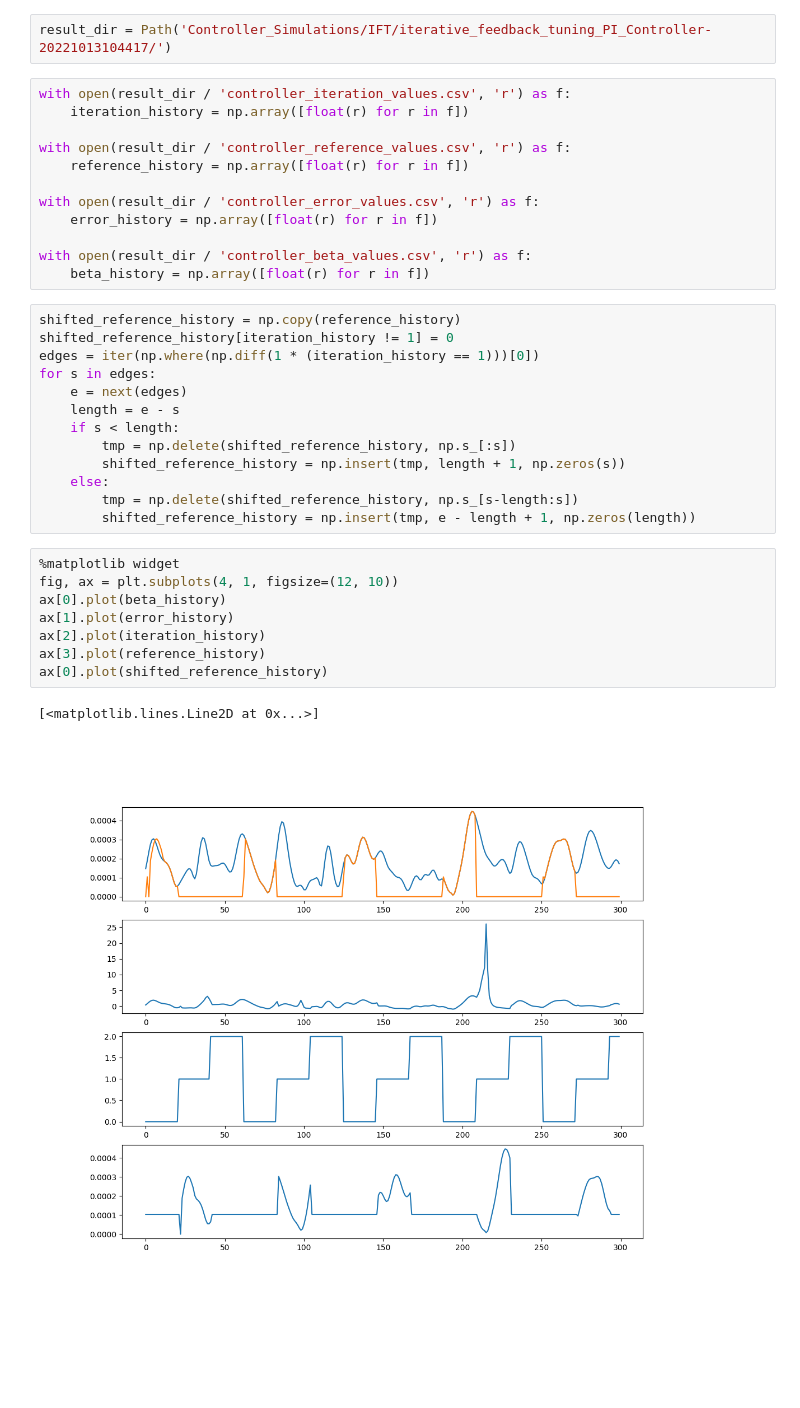
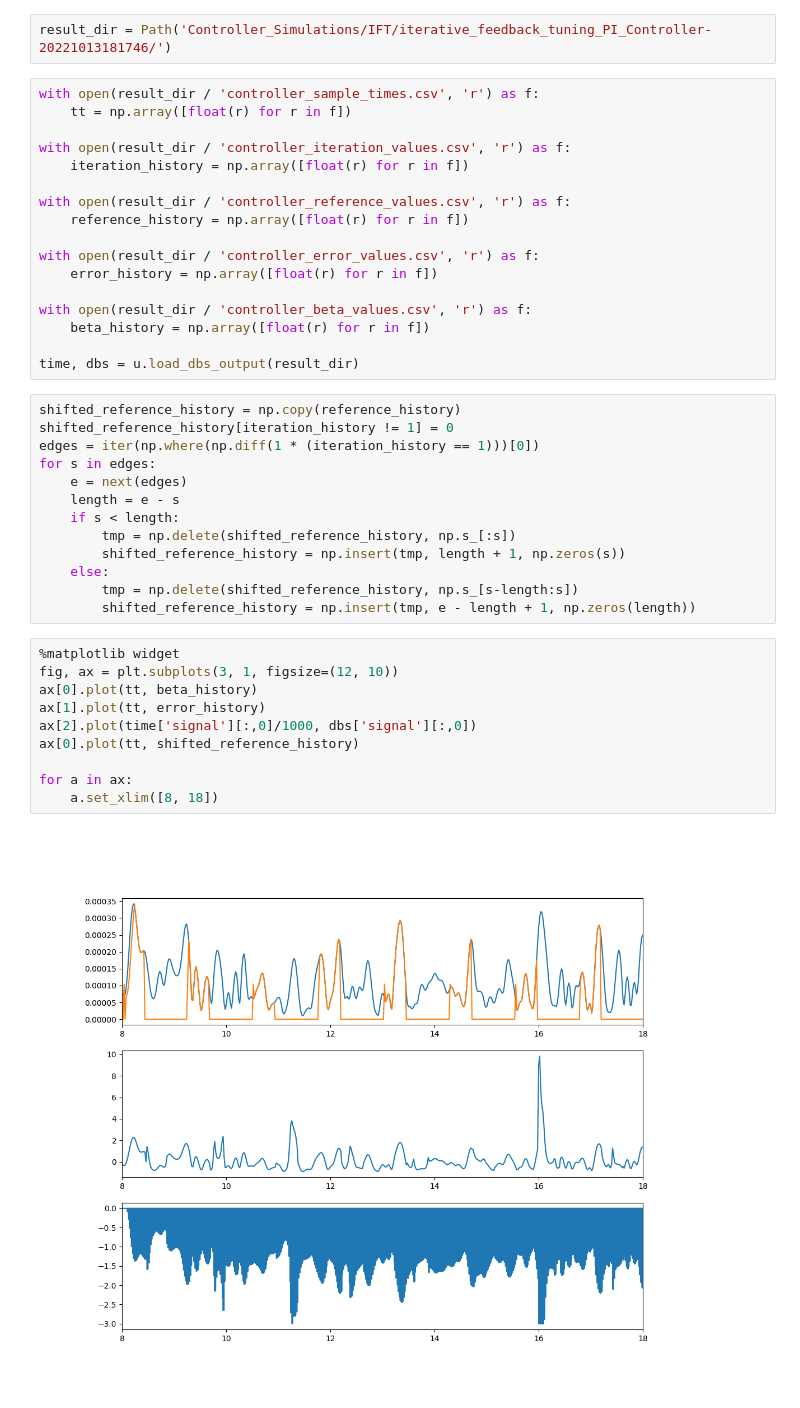
Before and after one commit to silvanx/CBG_Model_Fleming, a Jupyter notebook: Cortex_BasalGanglia_DBS_model/Simulation_Output_Results/plot_IFT.ipynb, the cells around one changed output. Cells and saved outputs as stored; diff of their text form; blank space fills up the shorter version.

Commit message:
Plot IFT with DBS

```diff
--- a/Cortex_BasalGanglia_DBS_model/Simulation_Output_Results/plot_IFT.ipynb
+++ b/Cortex_BasalGanglia_DBS_model/Simulation_Output_Results/plot_IFT.ipynb
@@ -5,8 +5,11 @@ import csv
 from pathlib import Path
 import numpy as np
 # %%
-result_dir = Path('Controller_Simulations/IFT/iterative_feedback_tuning_PI_Controller-20221013104417/')
+result_dir = Path('Controller_Simulations/IFT/iterative_feedback_tuning_PI_Controller-20221013181746/')
 # %%
+with open(result_dir / 'controller_sample_times.csv', 'r') as f:
+    tt = np.array([float(r) for r in f])
+
 with open(result_dir / 'controller_iteration_values.csv', 'r') as f:
     iteration_history = np.array([float(r) for r in f])
 
@@ -18,6 +21,8 @@ with open(result_dir / 'controller_error_values.csv', 'r') as f:
 
 with open(result_dir / 'controller_beta_values.csv', 'r') as f:
     beta_history = np.array([float(r) for r in f])
+
+time, dbs = u.load_dbs_output(result_dir)
 # %%
 shifted_reference_history = np.copy(reference_history)
 shifted_reference_history[iteration_history != 1] = 0
@@ -33,12 +38,13 @@ for s in edges:
         shifted_reference_history = np.insert(tmp, e - length + 1, np.zeros(length))
 # %%
 %matplotlib widget
-fig, ax = plt.subplots(4, 1, figsize=(12, 10))
-ax[0].plot(beta_history)
-ax[1].plot(error_history)
-ax[2].plot(iteration_history)
-ax[3].plot(reference_history)
-ax[0].plot(shifted_reference_history)
+fig, ax = plt.subplots(3, 1, figsize=(12, 10))
+ax[0].plot(tt, beta_history)
+ax[1].plot(tt, error_history)
+ax[2].plot(time['signal'][:,0]/1000, dbs['signal'][:,0])
+ax[0].plot(tt, shifted_reference_history)
+
+for a in ax:
+    a.set_xlim([8, 18])
 # %% [output]
-[<matplotlib.lines.Line2D at 0x...>]
-[figure, old version]
+[figure, new version]
```
